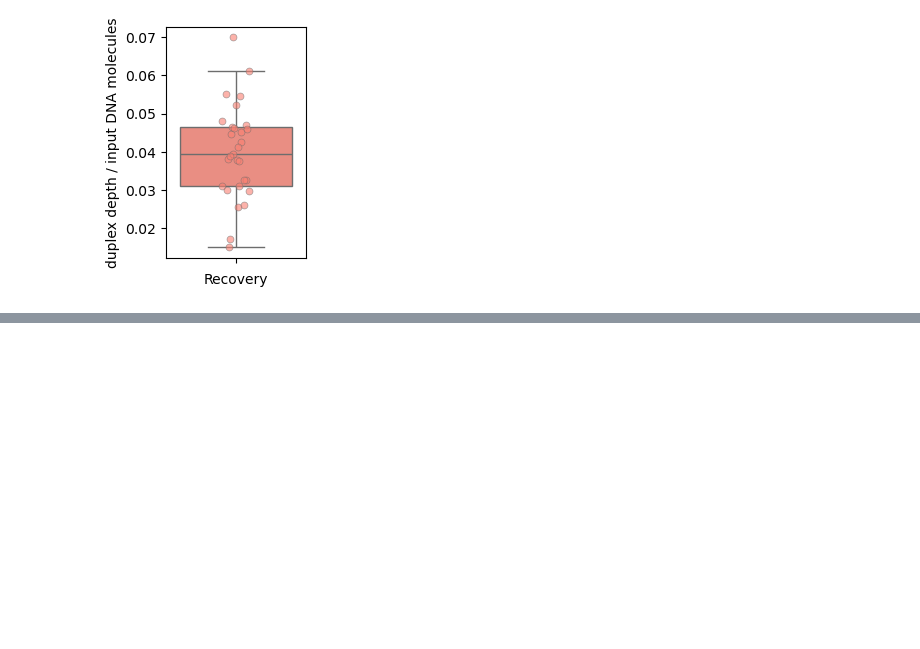
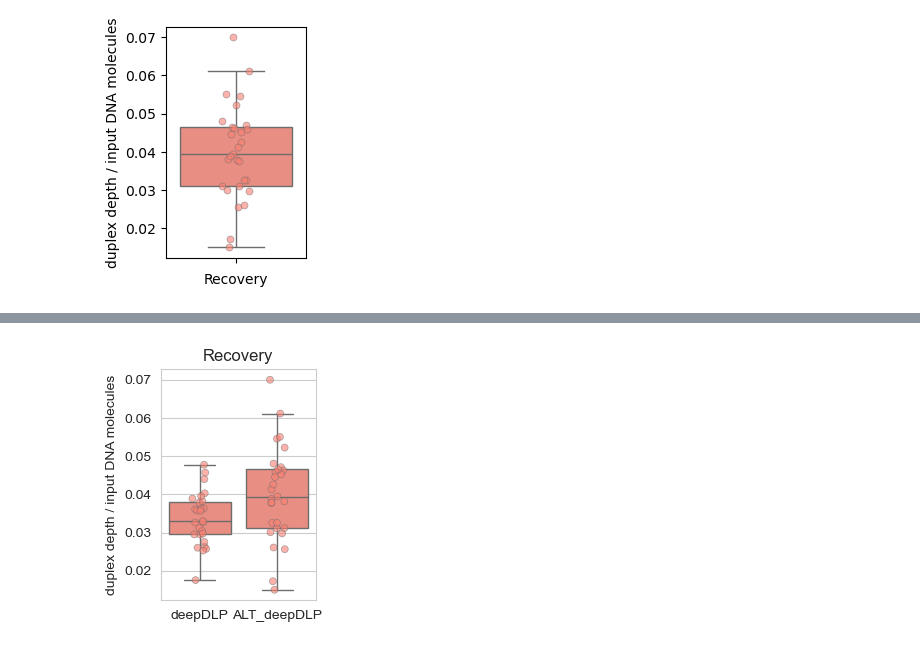
Before and after one commit to bbglab/DeepClone_protocol, a Jupyter notebook: main/figure3/scripts/plot_ontarget_experiments.ipynb, the cells around one changed output, grey strips where cells are left out. Saved outputs shown, nothing was run; the diff lists cells and outputs as text; code cells hidden in the pictures; blank space fills up the shorter version.

```diff
--- a/main/figure3/scripts/plot_ontarget_experiments.ipynb
+++ b/main/figure3/scripts/plot_ontarget_experiments.ipynb
@@ -485,0 +549,33 @@ plt.show()
+# %%
+# Plot 2: Recovery
+plt.figure(figsize=(2, 3))
+sns.boxplot(
+    data=df_plot,
+    x='Protocol',
+    y='Combined>>recovery.input_ng2duplex_depth',
+    palette=palette2,
+    hue='Protocol',
+    showfliers=False,
+    order=['deepDLP', 'ALT_deepDLP'],
+    legend=False
+)
+sns.stripplot(
+    data=df_plot,
+    x='Protocol',
+    y='Combined>>recovery.input_ng2duplex_depth',
+    palette=palette2,
+    hue='Protocol',
+    dodge=False,
+    alpha=0.6,
+    linewidth=0.5,
+    edgecolor="gray",
+    order=['deepDLP', 'ALT_deepDLP'],
+    legend=False
+)
+plt.title("Recovery")
+plt.ylabel("duplex depth / input DNA molecules")
+plt.xlabel("")
+plt.savefig("../plots/recovery_comparison.pdf", dpi=300, bbox_inches='tight')
+plt.show()
+# %% [output]
+[figure, added]
```
Also changed, not shown: parts of 2 cells of this notebook, 2 other files.
